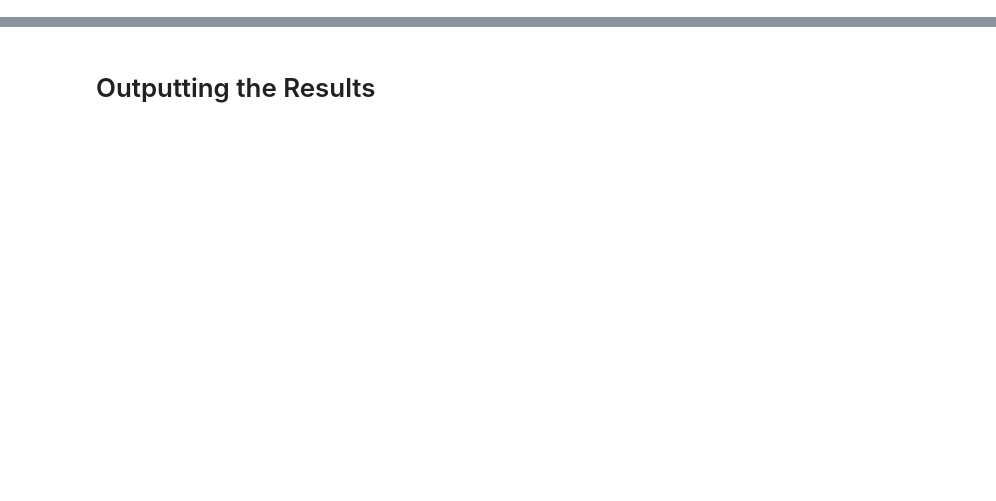
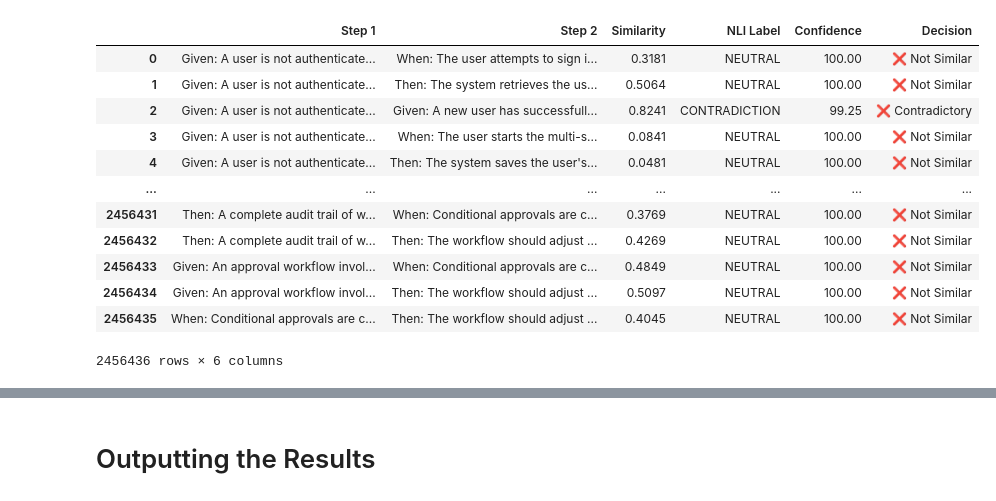
Before and after one commit to arjun-ms/prd-to-bdd-generator, a Jupyter notebook: prd_to_bdd.ipynb, the cells around one changed output, grey strips where cells are left out. Drawn from its saved outputs; the diff is of its cells as text; code cells hidden in the pictures; blank space fills up the shorter version.

```diff
--- a/prd_to_bdd.ipynb
+++ b/prd_to_bdd.ipynb
@@ -346,0 +255,21 @@ Please note that authentication is recommended but still optional to access publ
+# %%
+# ------------------------------------------------------
+# 1. Extract BDD step text from your structure
+# ------------------------------------------------------
+bdd_features = bdd_json.get("features", [])
+
+# Flatten all Given/When/Then steps into simple text lines (compare individual clauses)
+bdd_steps = []
+for feature in bdd_features:
+    for key in ["given", "when", "then"]:
+        text = feature.get(key) # Extracts individual Given/When/Then steps as separate text lines
+        if text:
+            bdd_steps.append(f"{key.capitalize()}: {text}")
+
+# combine into one sentence (less accurate)  (maybe due to weights of given when then)
+# bdd_steps = []
+# for feature in bdd_features:
+#     step_text = f"Given {feature.get('given', '')} When {feature.get('when', '')} Then {feature.get('then', '')}".strip()
+#     bdd_steps.append(step_text)
+
+print(f"✅ Extracted {len(bdd_steps)} total BDD steps for comparison.\n")
@@ -346,0 +286,9 @@ Please note that authentication is recommended but still optional to access publ
+# %%
+# ------------------------------------------------------
+# 2. Load models (with GPU support if available)
+# ------------------------------------------------------
+device = 'cuda' if torch.cuda.is_available() else 'cpu'
+print(f"Using device: {device}\n")
+
+embedder = SentenceTransformer('all-mpnet-base-v2', device=device) # For generating semantic embeddings
+nli_model = pipeline("text-classification", model="roberta-large-mnli", device=0 if device=='cuda' else -1) # For Natural Language Inference  (classifies as entailment/contradiction/neutral)
@@ -346,0 +301,7 @@ Please note that authentication is recommended but still optional to access publ
+# %%
+# ------------------------------------------------------
+# 3. Generate all unique pairs of BDD steps
+# This is O(n²) - could be very slow for large documents
+# ------------------------------------------------------
+pairs = list(itertools.combinations(bdd_steps, 2))
+print(f"Total pairs to compare: {len(pairs)}")
@@ -346,0 +369,21 @@ Please note that authentication is recommended but still optional to access publ
+# %%
+# ------------------------------------------------------
+# 5. Create and display results table
+# ------------------------------------------------------
+df_results = pd.DataFrame(results)
+pd.set_option('display.max_colwidth', None)  # so full steps are visible
+display(df_results)
+# %% [output]
+|  | Step 1 | Step 2 | Similarity | NLI Label | Confidence | Decision |
+| 0 | Given: A user is not authenticate... | When: The user attempts to sign i... | 0.3181 | NEUTRAL | 100.00 | ❌ Not Similar |
+| 1 | Given: A user is not authenticate... | Then: The system retrieves the us... | 0.5064 | NEUTRAL | 100.00 | ❌ Not Similar |
+| 2 | Given: A user is not authenticate... | Given: A new user has successfull... | 0.8241 | CONTRADICTION | 99.25 | ❌ Contradictory |
+| 3 | Given: A user is not authenticate... | When: The user starts the multi-s... | 0.0841 | NEUTRAL | 100.00 | ❌ Not Similar |
+| 4 | Given: A user is not authenticate... | Then: The system saves the user's... | 0.0481 | NEUTRAL | 100.00 | ❌ Not Similar |
+| ... | ... | ... | ... | ... | ... | ... |
+| 2456431 | Then: A complete audit trail of w... | When: Conditional approvals are c... | 0.3769 | NEUTRAL | 100.00 | ❌ Not Similar |
+| 2456432 | Then: A complete audit trail of w... | Then: The workflow should adjust ... | 0.4269 | NEUTRAL | 100.00 | ❌ Not Similar |
+| 2456433 | Given: An approval workflow invol... | When: Conditional approvals are c... | 0.4849 | NEUTRAL | 100.00 | ❌ Not Similar |
+| 2456434 | Given: An approval workflow invol... | Then: The workflow should adjust ... | 0.5097 | NEUTRAL | 100.00 | ❌ Not Similar |
+| 2456435 | When: Conditional approvals are c... | Then: The workflow should adjust ... | 0.4045 | NEUTRAL | 100.00 | ❌ Not Similar |
+2456436 rows × 6 columns
```
Also changed, not shown: parts of 41 cells of this notebook.
